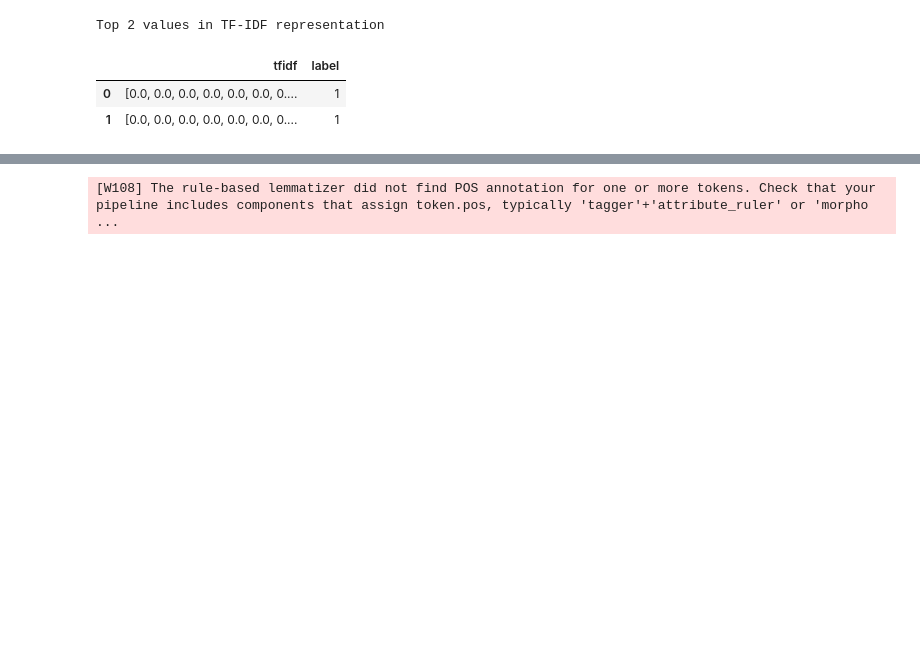
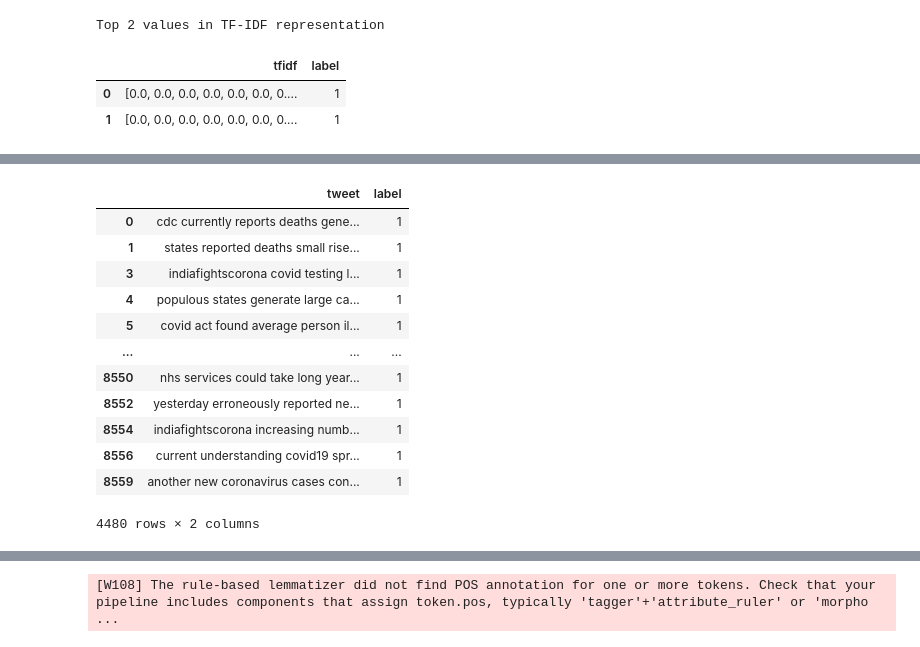
Before and after one commit to sreebalajisree/Fake_News_Detection, a Jupyter notebook: Fake_News_Detection_EDA.ipynb, the cells around one changed output, grey strips where cells are left out. Cells and saved outputs as stored; diff of their text form; code cells hidden in the pictures; blank space fills up the shorter version.

```diff
--- a/Fake_News_Detection_EDA.ipynb
+++ b/Fake_News_Detection_EDA.ipynb
@@ -209,0 +247,17 @@ Name: tweet, dtype: int64
+# %%
+real_news_df = df_cleaned_tweet_fake_train[df_cleaned_tweet_fake_train['label'] == 1]
+real_news_df
+# %% [output]
+|  | tweet | label |
+| 0 | cdc currently reports deaths gene... | 1 |
+| 1 | states reported deaths small rise... | 1 |
+| 3 | indiafightscorona covid testing l... | 1 |
+| 4 | populous states generate large ca... | 1 |
+| 5 | covid act found average person il... | 1 |
+| ... | ... | ... |
+| 8550 | nhs services could take long year... | 1 |
+| 8552 | yesterday erroneously reported ne... | 1 |
+| 8554 | indiafightscorona increasing numb... | 1 |
+| 8556 | current understanding covid19 spr... | 1 |
+| 8559 | another new coronavirus cases con... | 1 |
+4480 rows × 2 columns
```
Also changed, not shown: parts of 15 cells of this notebook.
